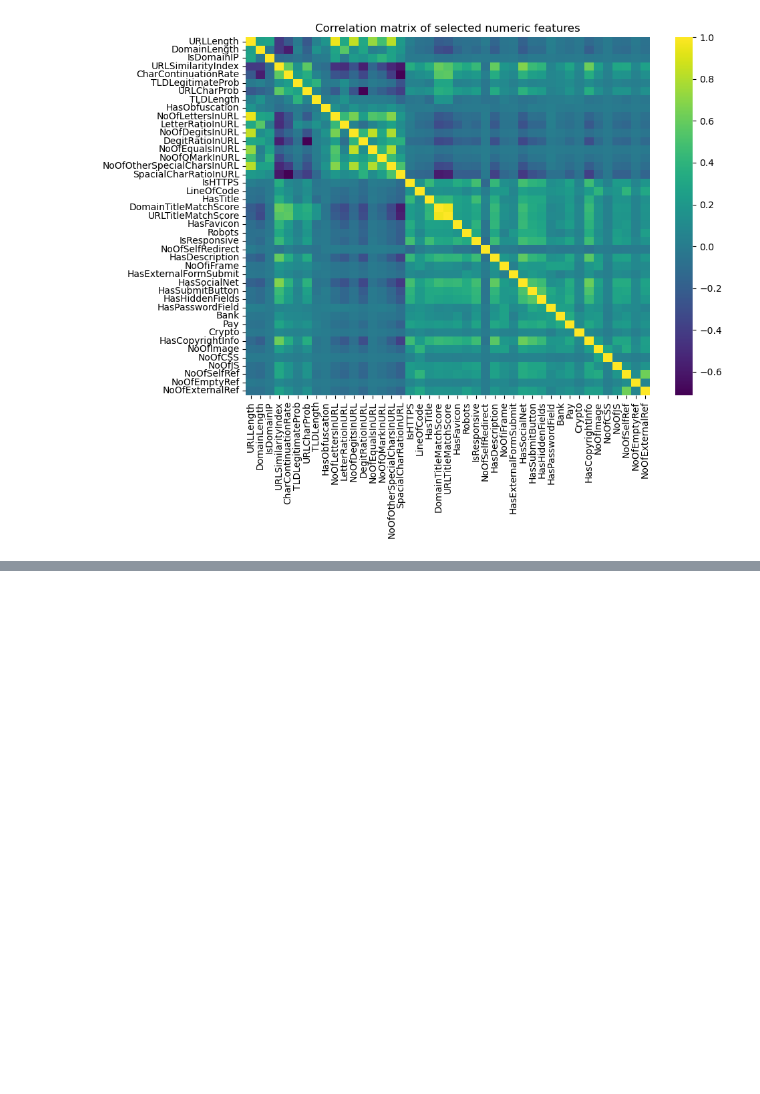
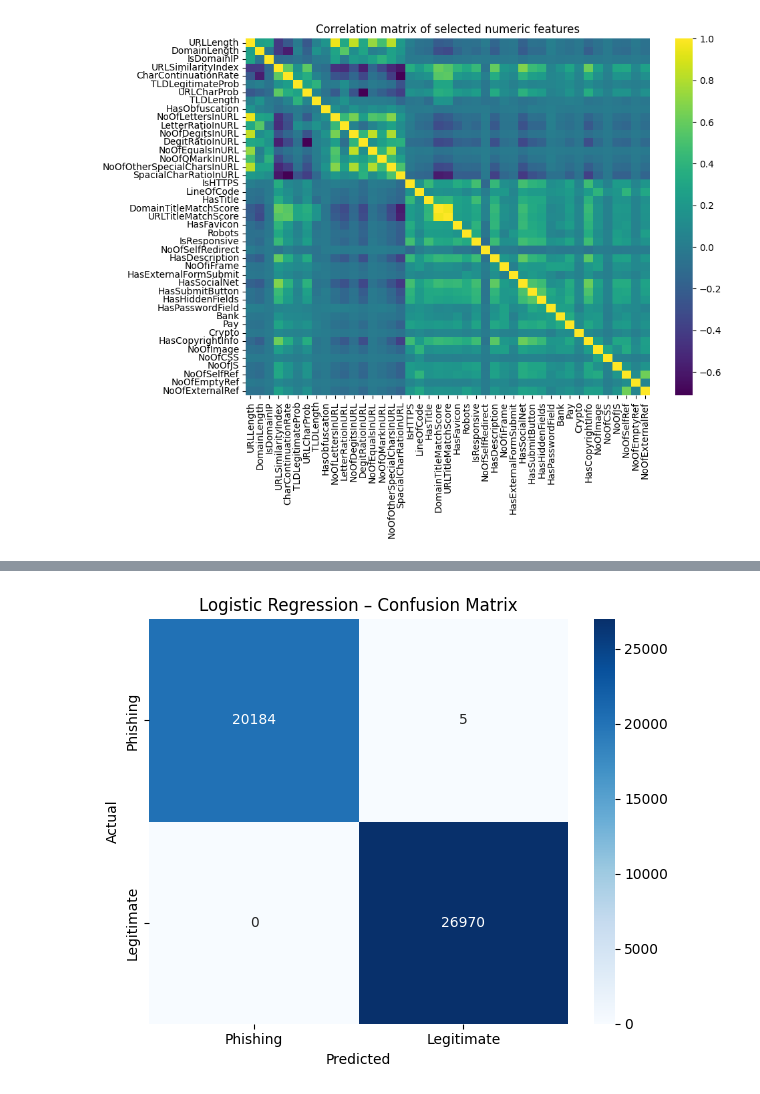
Before and after one commit to ToshiBiswas/Phishing-Link-Detector, a Jupyter notebook: ENSF_611_notebook.ipynb, the cells around one changed output, grey strips where cells are left out. Drawn from its saved outputs; the diff is of its cells as text; code cells hidden in the pictures; blank space fills up the shorter version.

Commit message:
Add Logistic Regression

```diff
--- a/ENSF_611_notebook.ipynb
+++ b/ENSF_611_notebook.ipynb
@@ -170,0 +194,21 @@ results_df.sort_values("test_f1", ascending=False)
+# %%
+# Best Logistic Regression pipeline
+best_logreg = logreg_grid.best_estimator_
+
+# Predict on test set
+y_pred_logreg = best_logreg.predict(X_test)
+
+# Basic metrics
+logreg_acc = accuracy_score(y_test, y_pred_logreg)
+logreg_prec = precision_score(y_test, y_pred_logreg)
+logreg_rec = recall_score(y_test, y_pred_logreg)
+logreg_f1 = f1_score(y_test, y_pred_logreg)
+
+print("Logistic Regression – Test Set Performance")
+print(f"Accuracy : {logreg_acc:.4f}")
+print(f"Precision: {logreg_prec:.4f}")
+print(f"Recall   : {logreg_rec:.4f}")
+print(f"F1-score : {logreg_f1:.4f}\n")
+
+print("Classification report (Logistic Regression):")
+print(classification_report(y_test, y_pred_logreg, digits=4))
@@ -170,0 +231,20 @@ results_df.sort_values("test_f1", ascending=False)
+# %%
+# Confusion matrix
+cm_logreg = confusion_matrix(y_test, y_pred_logreg)
+
+plt.figure(figsize=(6, 5))
+sns.heatmap(
+    cm_logreg,
+    annot=True,
+    fmt="d",
+    cmap="Blues",
+    xticklabels=["Phishing", "Legitimate"],
+    yticklabels=["Phishing", "Legitimate"]
+)
+plt.xlabel("Predicted")
+plt.ylabel("Actual")
+plt.title("Logistic Regression – Confusion Matrix")
+plt.tight_layout()
+plt.show()
+# %% [output]
+[figure, added]
```
Also changed, not shown: parts of 8 cells of this notebook.
